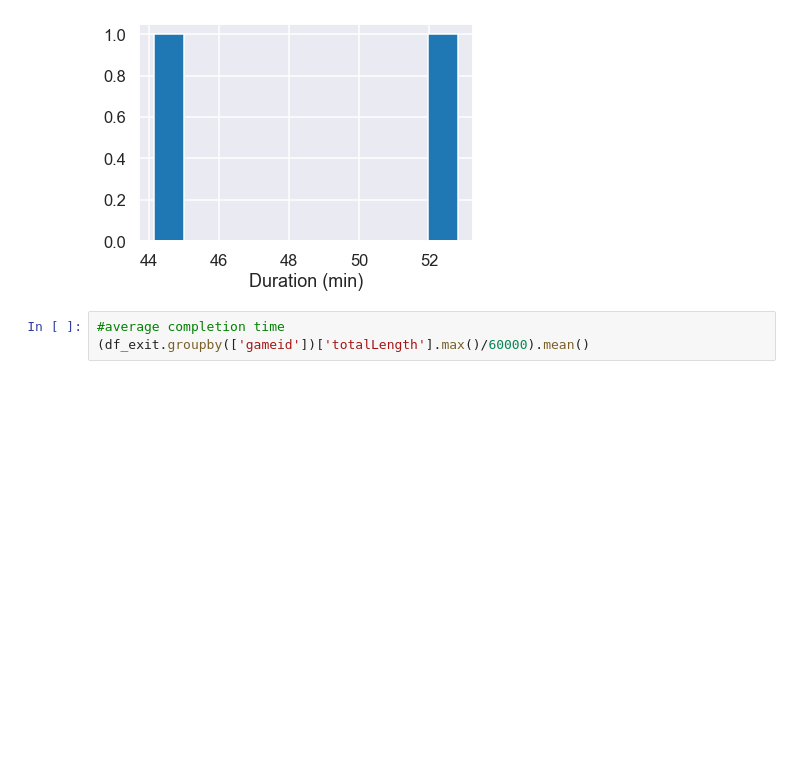
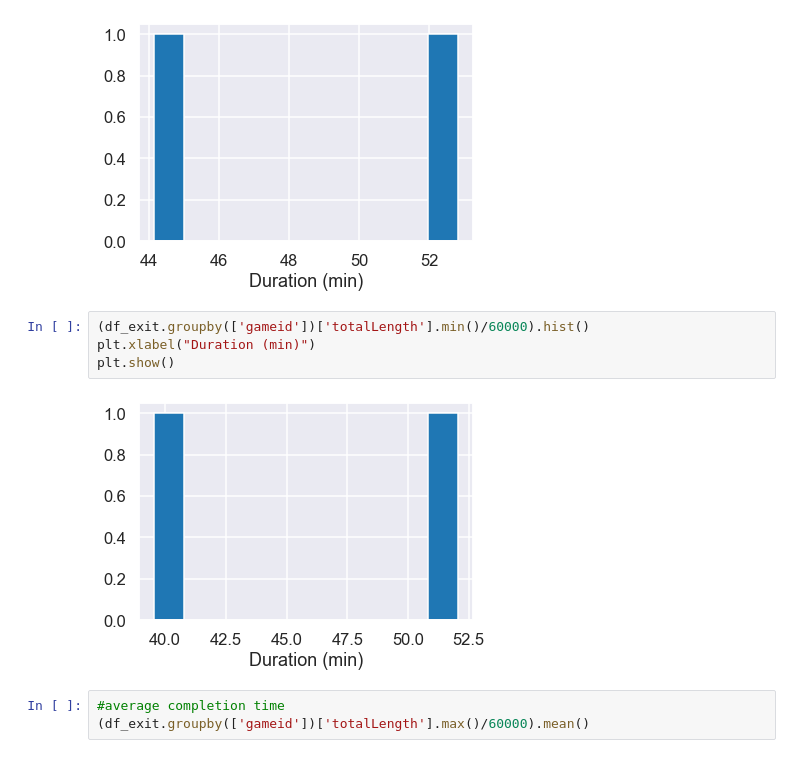
Before and after one commit to cogtoolslab/compositional-abstractions, a Jupyter notebook: analysis/compabs_analysis_p3.ipynb, the cells around one changed output. Saved outputs shown, nothing was run; the diff lists cells and outputs as text; blank space fills up the shorter version.

```diff
--- a/analysis/compabs_analysis_p3.ipynb
+++ b/analysis/compabs_analysis_p3.ipynb
@@ -264,6 +268,12 @@ plt.xlabel("Duration (min)")
 plt.show()
 # %% [output]
 [figure]
+# %%
+(df_exit.groupby(['gameid'])['totalLength'].min()/60000).hist()
+plt.xlabel("Duration (min)")
+plt.show()
+# %% [output]
+[figure, added]
 # %%
 #average completion time
 (df_exit.groupby(['gameid'])['totalLength'].max()/60000).mean()
```
Also changed, not shown: parts of 19 cells of this notebook.
